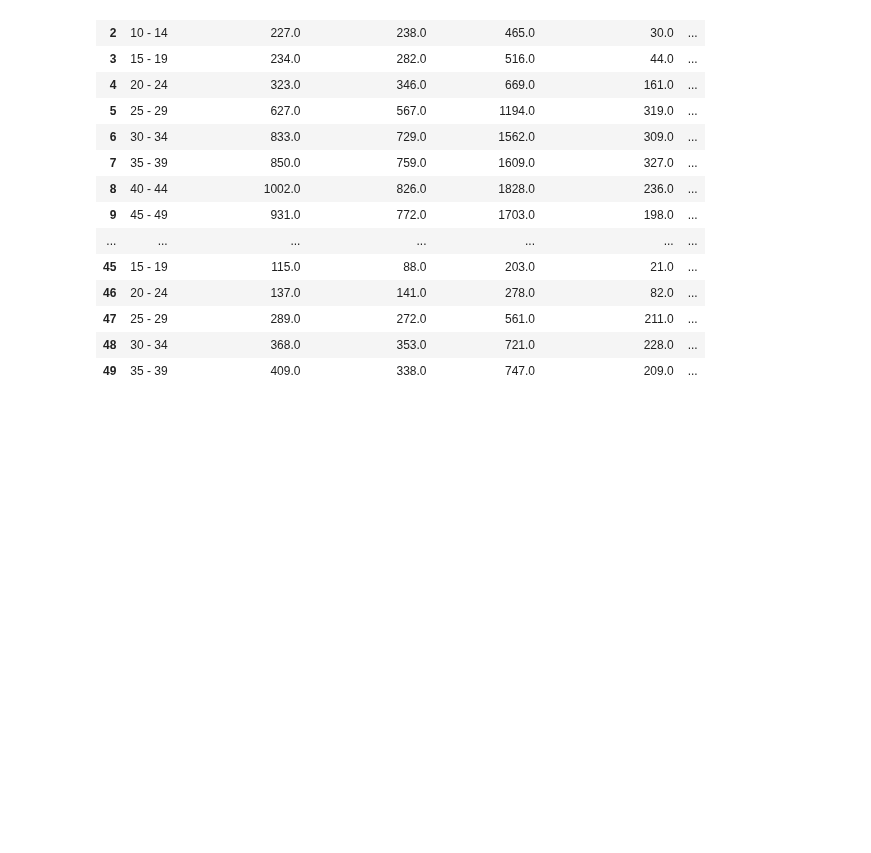
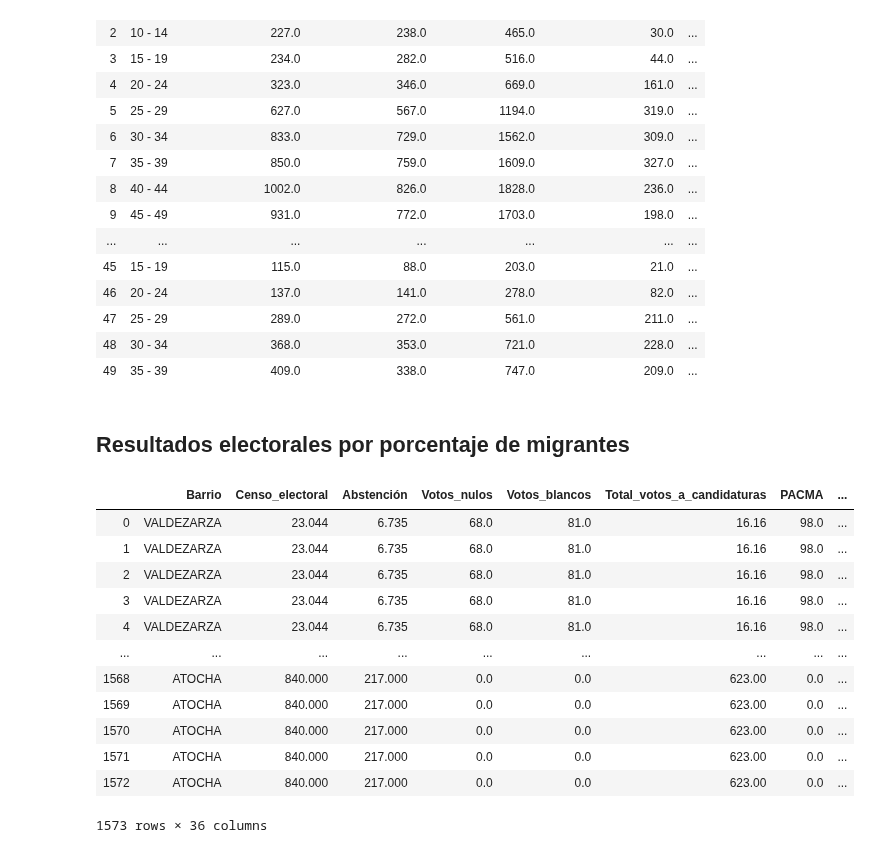
Before and after one commit to InmaLatorre/G3_ProyectoPython, a Jupyter notebook: main_Inma.ipynb, the cells around one changed output. Saved outputs shown, nothing was run; the diff lists cells and outputs as text; code cells hidden in the pictures; blank space fills up the shorter version.

```diff
--- a/main_Inma.ipynb
+++ b/main_Inma.ipynb
@@ -86,3 +85,24 @@ main_table_padron.head(50)
 | 47 | 25 - 29 | 289.0 | 272.0 | 561.0 | 211.0 | ... |
 | 48 | 30 - 34 | 368.0 | 353.0 | 721.0 | 228.0 | ... |
 | 49 | 35 - 39 | 409.0 | 338.0 | 747.0 | 209.0 | ... |
+# %% [markdown]
+## Resultados electorales por porcentaje de migrantes
+# %%
+# Combinación de columnas
+
+datos_unidos = main_table_elecciones.merge(main_table_padron, on=["Distrito", "Barrio"])
+datos_unidos
+# %% [output]
+|  | Barrio | Censo_electoral | Abstención | Votos_nulos | Votos_blancos | Total_votos_a_candidaturas | PACMA | ... |
+| 0 | VALDEZARZA | 23.044 | 6.735 | 68.0 | 81.0 | 16.16 | 98.0 | ... |
+| 1 | VALDEZARZA | 23.044 | 6.735 | 68.0 | 81.0 | 16.16 | 98.0 | ... |
+| 2 | VALDEZARZA | 23.044 | 6.735 | 68.0 | 81.0 | 16.16 | 98.0 | ... |
+| 3 | VALDEZARZA | 23.044 | 6.735 | 68.0 | 81.0 | 16.16 | 98.0 | ... |
+| 4 | VALDEZARZA | 23.044 | 6.735 | 68.0 | 81.0 | 16.16 | 98.0 | ... |
+| ... | ... | ... | ... | ... | ... | ... | ... | ... |
+| 1568 | ATOCHA | 840.000 | 217.000 | 0.0 | 0.0 | 623.00 | 0.0 | ... |
+| 1569 | ATOCHA | 840.000 | 217.000 | 0.0 | 0.0 | 623.00 | 0.0 | ... |
+| 1570 | ATOCHA | 840.000 | 217.000 | 0.0 | 0.0 | 623.00 | 0.0 | ... |
+| 1571 | ATOCHA | 840.000 | 217.000 | 0.0 | 0.0 | 623.00 | 0.0 | ... |
+| 1572 | ATOCHA | 840.000 | 217.000 | 0.0 | 0.0 | 623.00 | 0.0 | ... |
+1573 rows × 36 columns
```
Also changed, not shown: parts of 8 cells of this notebook.
